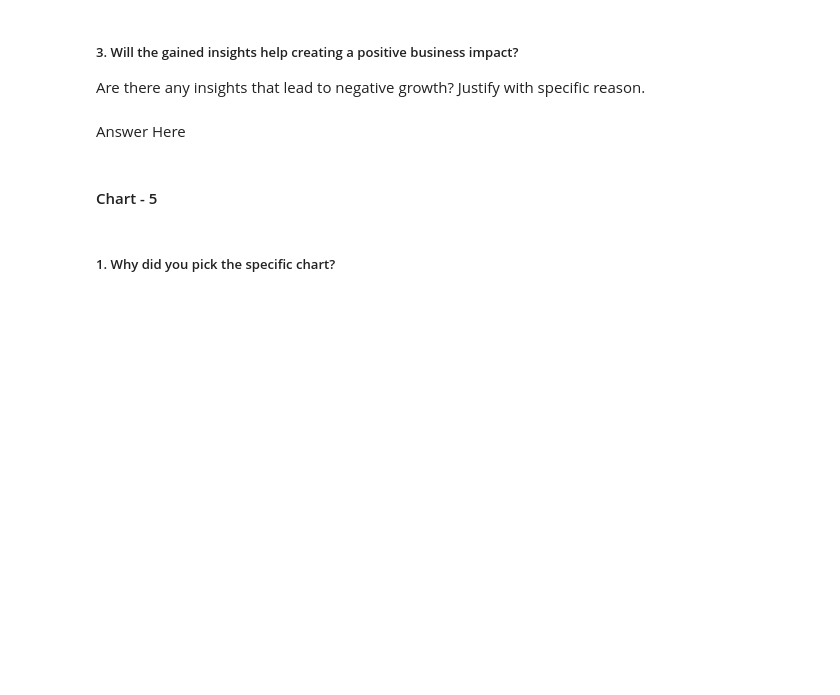
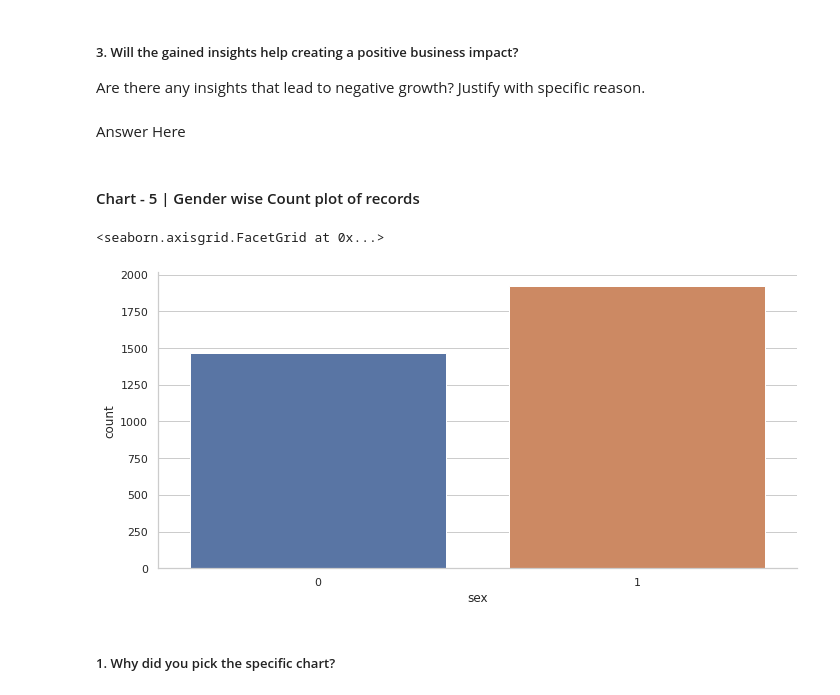
Before and after one commit to abhishekdhasmana17/Cardiovascular-Risk-Prediction, a Jupyter notebook: Cardiovascular_Risk_Prediction.ipynb, the cells around one changed output. Cells and saved outputs as stored; diff of their text form; code cells hidden in the pictures; blank space fills up the shorter version.

```diff
--- a/Cardiovascular_Risk_Prediction.ipynb
+++ b/Cardiovascular_Risk_Prediction.ipynb
@@ -477,9 +477,13 @@ Are there any insights that lead to negative growth? Justify with specific reaso
 # %% [markdown]
 Answer Here
 # %% [markdown]
-#### Chart - 5
+#### Chart - 5 | Gender wise Count plot of records
 # %%
 # Chart - 5 visualization code
+sns.factorplot('sex', data = data, kind = 'count', aspect = 2.0)
+# %% [output]
+<seaborn.axisgrid.FacetGrid at 0x...>
+[figure, added]
 # %% [markdown]
 ##### 1. Why did you pick the specific chart?
 # %% [markdown]
```
Also changed, not shown: parts of 1 cell of this notebook.
